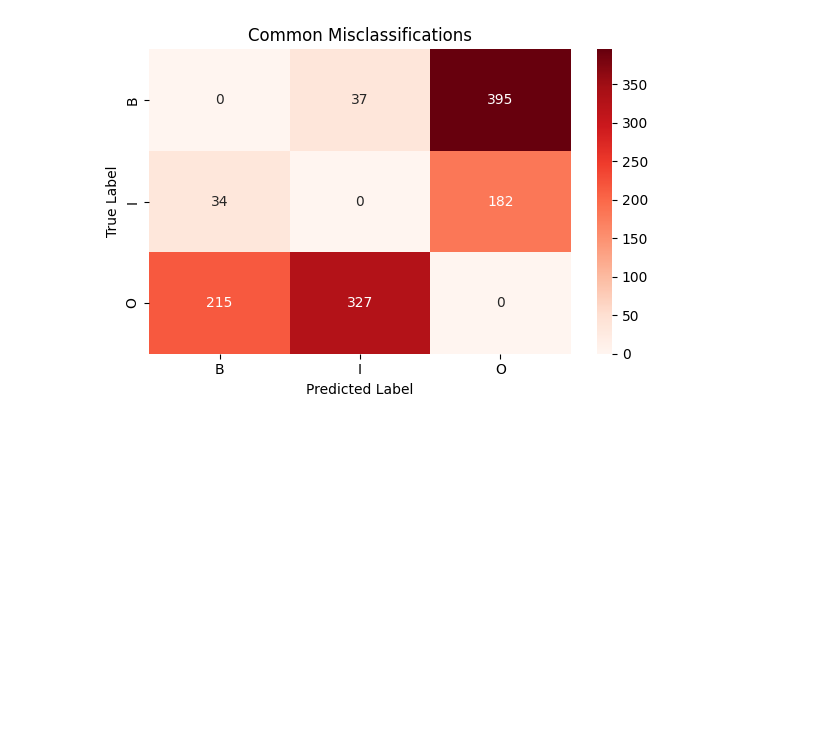
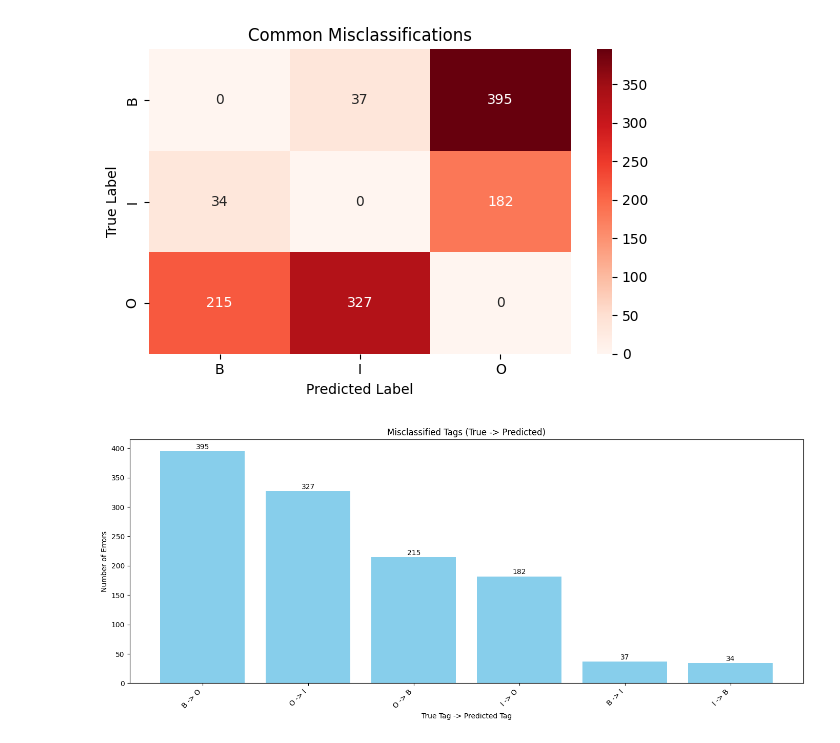
Before and after one commit to idrissa-gif/EXTRACTION_DATA_DRUG_CHEMICALS, a Jupyter notebook: LLM_As_Judges/view.ipynb, the cells around one changed output. Saved outputs shown, nothing was run; the diff lists cells and outputs as text; code cells hidden in the pictures; blank space fills up the shorter version.

```diff
--- a/LLM_As_Judges/view.ipynb
+++ b/LLM_As_Judges/view.ipynb
@@ -51,6 +51,8 @@ Token: (        True: O Predicted: I
 Token: +        True: O Predicted: I
 Token: )        True: O Predicted: I
 Token: (        True: O Predicted: I
+# %%
+confusion_counts = Counter([(true_tag, pred_tag) for _, true_tag, pred_tag in wrong_predictions])
 # %%
 confusion_df = pd.DataFrame(
     [(true, pred, count) for (true, pred), count in confusion_counts.items()],
@@ -69,20 +71,24 @@ plt.show()
 # %% [output]
 [figure]
 # %%
-token_errors = Counter([token for token, _,_ in wrong_predictions])
-top_tokens = token_errors.most_common(10)
-tokens, counts = zip (*top_tokens)
+labels = [f"{true} -> {pred}" for true, pred in confusion_counts]
+counts = list(confusion_counts.values())
 
-plt.figure(figsize=(10, 5))
-bars = plt.bar(tokens, counts, color="salmon")
-plt.xlabel("Token")
-plt.ylabel("Number of Misclassifications")
-plt.title("Top 10 Most Misclassified Tokens")
+sorted_data = sorted(zip(labels, counts), key=lambda x: x[1], reverse=True)
+sorted_labels, sorted_counts = zip(*sorted_data)
+
+plt.figure(figsize=(14, 6))
+bars = plt.bar(sorted_labels, sorted_counts, color='skyblue')
 plt.xticks(rotation=45, ha='right')
+plt.xlabel("True Tag -> Predicted Tag")
+plt.ylabel("Number of Errors")
+
+plt.title("Misclassified Tags (True -> Predicted)")
+plt.tight_layout()
 
 for bar in bars:
     yval = bar.get_height()
-    plt.text(bar.get_x() + bar.get_width()/2, yval + 0.5, int(yval), ha='center', va='bottom')
-
-plt.tight_layout()
+    plt.text(bar.get_x() + bar.get_width()/2, yval + 1 , int(yval), ha='center', va='bottom')
 plt.show()
+# %% [output]
+[figure, added]
```
Also changed, not shown: parts of 1 cell of this notebook.
